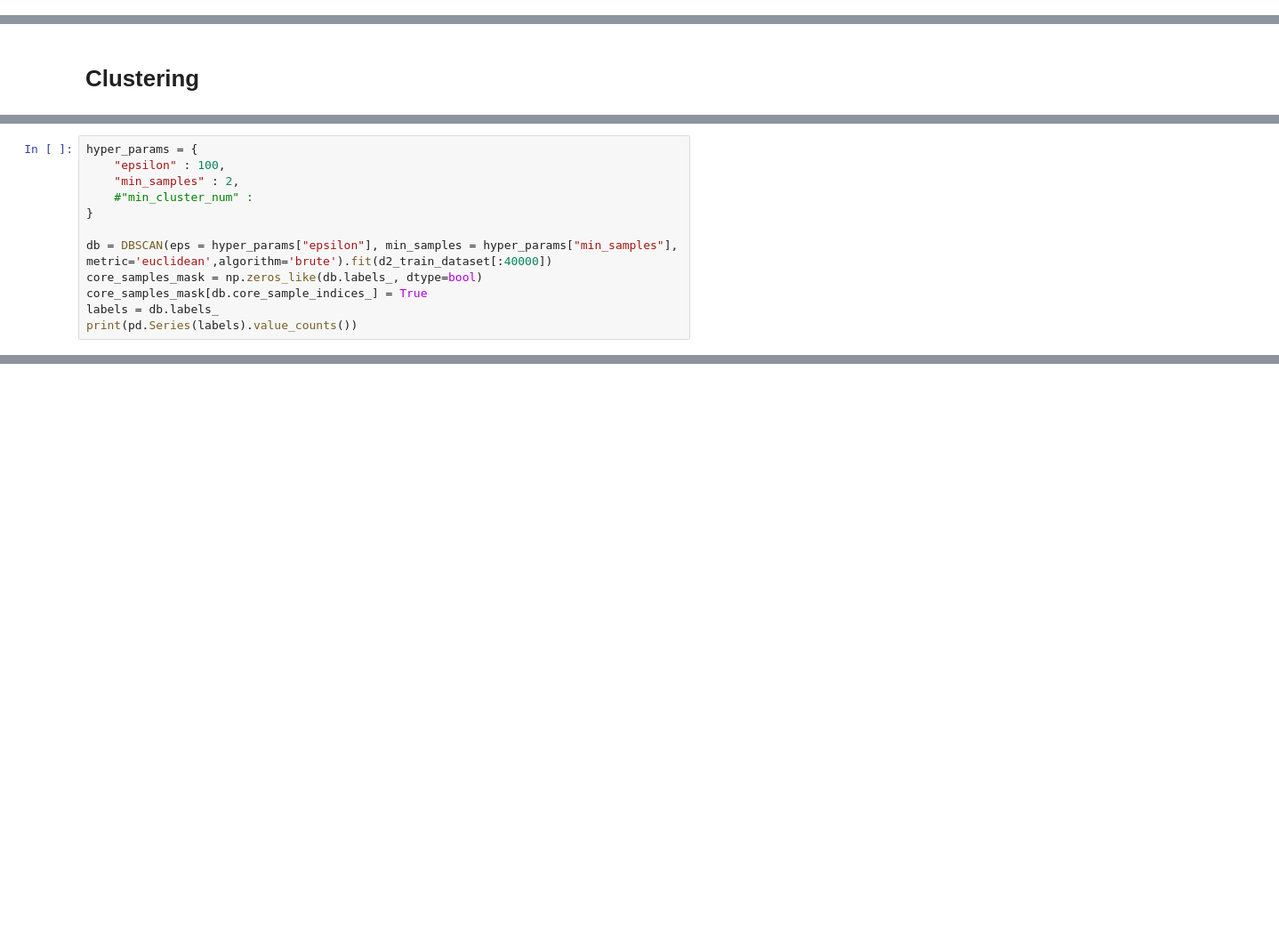
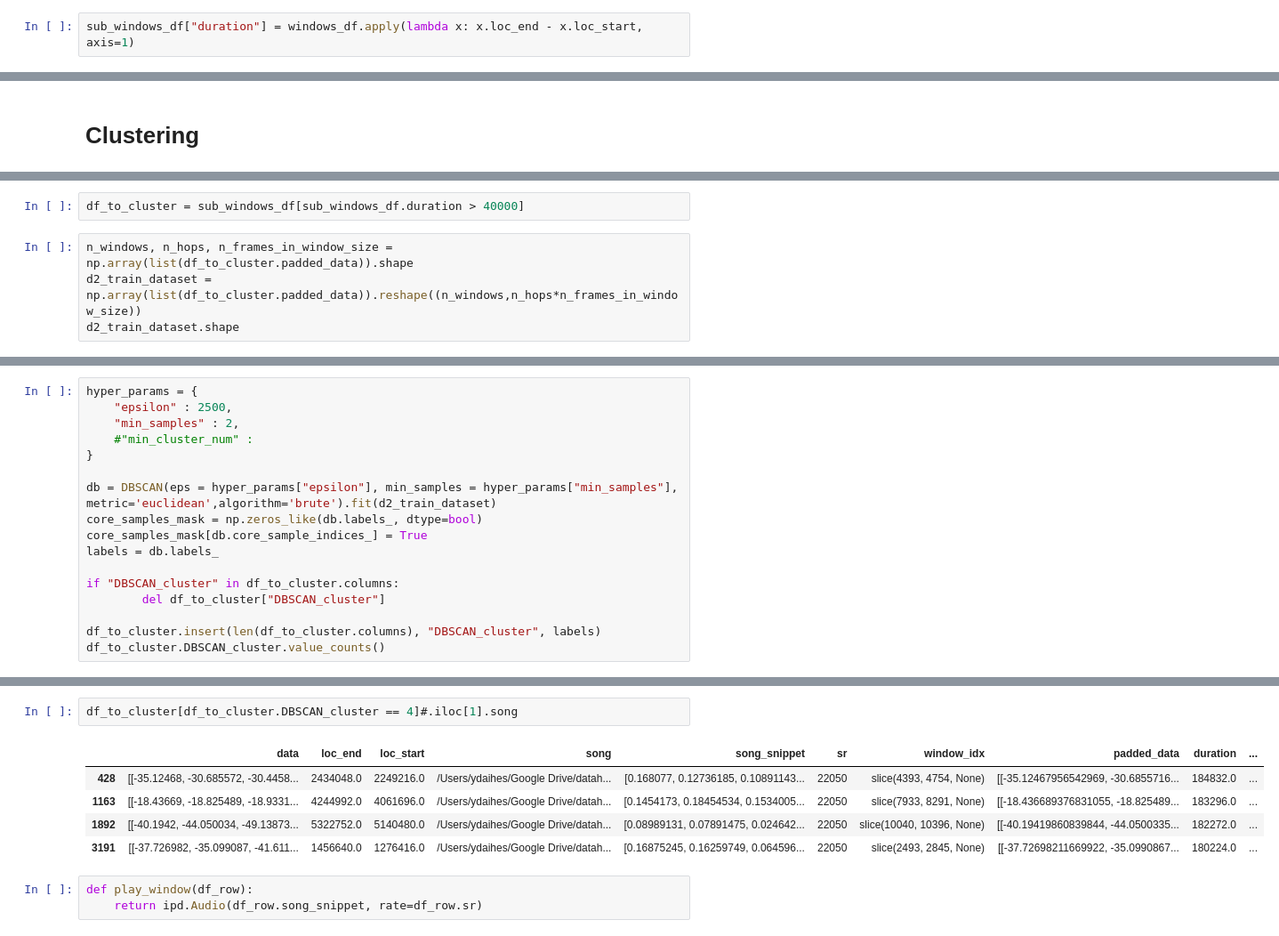
Before and after one commit to Sharonio/VideoThat, a Jupyter notebook: sandbox/Yael.ipynb, the cells around one changed output, grey strips where cells are left out. Shown at 89% size. Saved outputs shown, nothing was run; the diff lists cells and outputs as text; blank space fills up the shorter version.

Commit message:
Final trial for DBSCAN based clustering of Taylor Swifts scenes

```diff
--- a/sandbox/Yael.ipynb
+++ b/sandbox/Yael.ipynb
@@ -69,0 +173,2 @@ with open('only_windows.pickle', 'rb') as handle:
+# %%
+sub_windows_df["duration"] = windows_df.apply(lambda x: x.loc_end - x.loc_start, axis=1)
@@ -74,0 +187,6 @@ d2_train_dataset = np.array(only_windows).reshape((nsongs*nwindows,size_window))
+# %%
+df_to_cluster = sub_windows_df[sub_windows_df.duration > 40000]
+# %%
+n_windows, n_hops, n_frames_in_window_size = np.array(list(df_to_cluster.padded_data)).shape
+d2_train_dataset = np.array(list(df_to_cluster.padded_data)).reshape((n_windows,n_hops*n_frames_in_window_size))
+d2_train_dataset.shape
@@ -75,13 +195,18 @@ d2_train_dataset = np.array(only_windows).reshape((nsongs*nwindows,size_window))
 # %%
 hyper_params = {
-    "epsilon" : 100,
+    "epsilon" : 2500,
     "min_samples" : 2,
     #"min_cluster_num" :
 }
 
-db = DBSCAN(eps = hyper_params["epsilon"], min_samples = hyper_params["min_samples"], metric='euclidean',algorithm='brute').fit(d2_train_dataset[:40000])
+db = DBSCAN(eps = hyper_params["epsilon"], min_samples = hyper_params["min_samples"], metric='euclidean',algorithm='brute').fit(d2_train_dataset)
 core_samples_mask = np.zeros_like(db.labels_, dtype=bool)
 core_samples_mask[db.core_sample_indices_] = True
 labels = db.labels_
-print(pd.Series(labels).value_counts())
+
+if "DBSCAN_cluster" in df_to_cluster.columns:
+        del df_to_cluster["DBSCAN_cluster"]
+
+df_to_cluster.insert(len(df_to_cluster.columns), "DBSCAN_cluster", labels)
+df_to_cluster.DBSCAN_cluster.value_counts()
 # %% [output]
@@ -104,0 +226,11 @@ Length: 4300, dtype: int64
+# %%
+df_to_cluster[df_to_cluster.DBSCAN_cluster == 4]#.iloc[1].song
+# %% [output]
+|  | data | loc_end | loc_start | song | song_snippet | sr | window_idx | padded_data | duration | ... |
+| 428 | [[-35.12468, -30.685572, -30.4458... | 2434048.0 | 2249216.0 | /Users/ydaihes/Google Drive/datah... | [0.168077, 0.12736185, 0.10891143... | 22050 | slice(4393, 4754, None) | [[-35.12467956542969, -30.6855716... | 184832.0 | ... |
+| 1163 | [[-18.43669, -18.825489, -18.9331... | 4244992.0 | 4061696.0 | /Users/ydaihes/Google Drive/datah... | [0.1454173, 0.18454534, 0.1534005... | 22050 | slice(7933, 8291, None) | [[-18.436689376831055, -18.825489... | 183296.0 | ... |
+| 1892 | [[-40.1942, -44.050034, -49.13873... | 5322752.0 | 5140480.0 | /Users/ydaihes/Google Drive/datah... | [0.08989131, 0.07891475, 0.024642... | 22050 | slice(10040, 10396, None) | [[-40.19419860839844, -44.0500335... | 182272.0 | ... |
+| 3191 | [[-37.726982, -35.099087, -41.611... | 1456640.0 | 1276416.0 | /Users/ydaihes/Google Drive/datah... | [0.16875245, 0.16259749, 0.064596... | 22050 | slice(2493, 2845, None) | [[-37.72698211669922, -35.0990867... | 180224.0 | ... |
+# %%
+def play_window(df_row):
+    return ipd.Audio(df_row.song_snippet, rate=df_row.sr)
```
Also changed, not shown: parts of 24 cells of this notebook.
